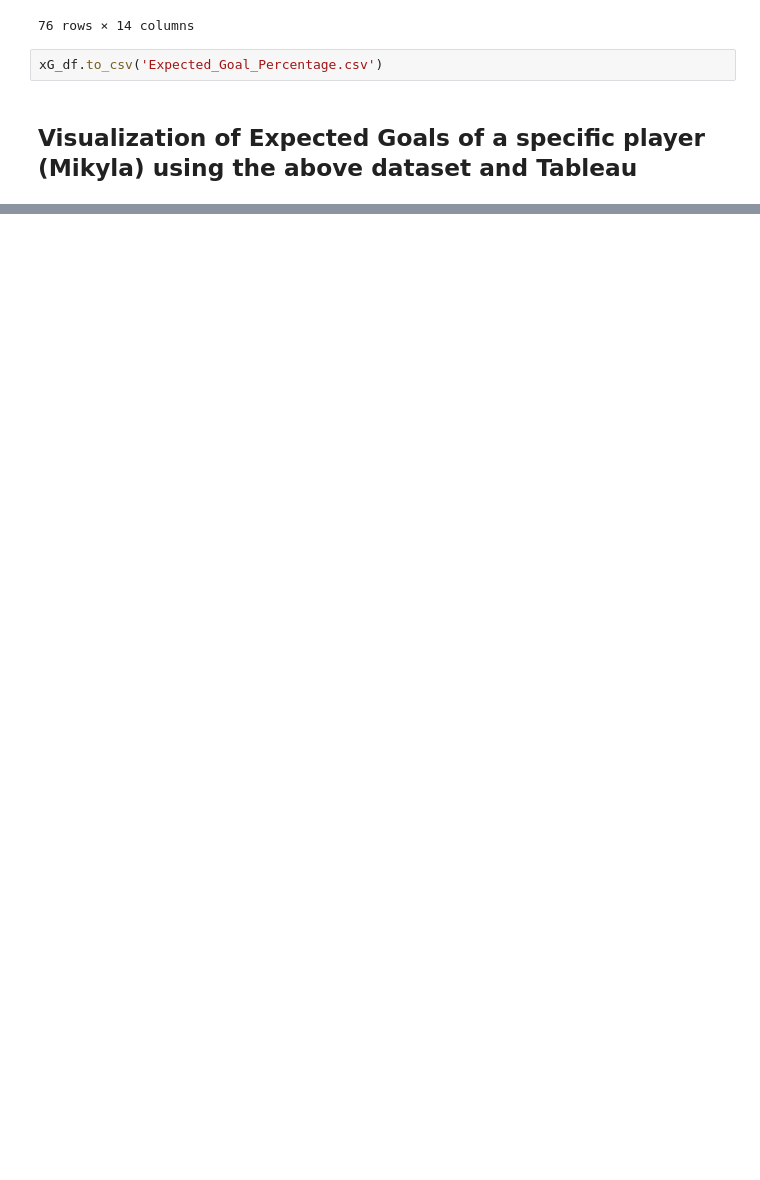
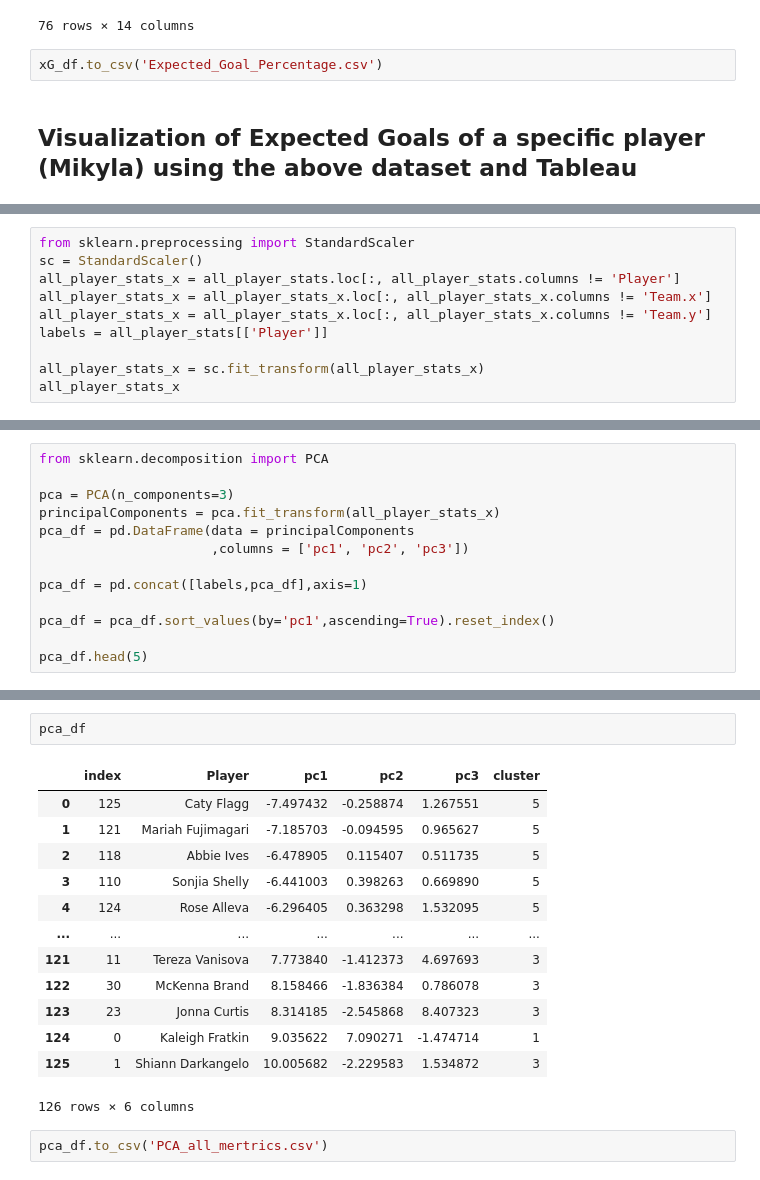
Before and after one commit to Harithap13/Rotman-Summer-NHWL-Datathon, a Jupyter notebook: rsd-nwhl-expected-goals.ipynb, the cells around one changed output, grey strips where cells are left out. Drawn from its saved outputs; the diff is of its cells as text; blank space fills up the shorter version.

```diff
--- a/rsd-nwhl-expected-goals.ipynb
+++ b/rsd-nwhl-expected-goals.ipynb
@@ -301,0 +350,10 @@ AxesImage(100,100;620x604)
+# %%
+from sklearn.preprocessing import StandardScaler
+sc = StandardScaler()
+all_player_stats_x = all_player_stats.loc[:, all_player_stats.columns != 'Player']
+all_player_stats_x = all_player_stats_x.loc[:, all_player_stats_x.columns != 'Team.x']
+all_player_stats_x = all_player_stats_x.loc[:, all_player_stats_x.columns != 'Team.y']
+labels = all_player_stats[['Player']]
+
+all_player_stats_x = sc.fit_transform(all_player_stats_x)
+all_player_stats_x
@@ -301,0 +374,13 @@ AxesImage(100,100;620x604)
+# %%
+from sklearn.decomposition import PCA
+
+pca = PCA(n_components=3)
+principalComponents = pca.fit_transform(all_player_stats_x)
+pca_df = pd.DataFrame(data = principalComponents
+                      ,columns = ['pc1', 'pc2', 'pc3'])
+
+pca_df = pd.concat([labels,pca_df],axis=1)
+
+pca_df = pca_df.sort_values(by='pc1',ascending=True).reset_index()
+
+pca_df.head(5)
@@ -301,0 +455,18 @@ AxesImage(100,100;620x604)
+# %%
+pca_df
+# %% [output]
+|  | index | Player | pc1 | pc2 | pc3 | cluster |
+| 0 | 125 | Caty Flagg | -7.497432 | -0.258874 | 1.267551 | 5 |
+| 1 | 121 | Mariah Fujimagari | -7.185703 | -0.094595 | 0.965627 | 5 |
+| 2 | 118 | Abbie Ives | -6.478905 | 0.115407 | 0.511735 | 5 |
+| 3 | 110 | Sonjia Shelly | -6.441003 | 0.398263 | 0.669890 | 5 |
+| 4 | 124 | Rose Alleva | -6.296405 | 0.363298 | 1.532095 | 5 |
+| ... | ... | ... | ... | ... | ... | ... |
+| 121 | 11 | Tereza Vanisova | 7.773840 | -1.412373 | 4.697693 | 3 |
+| 122 | 30 | McKenna Brand | 8.158466 | -1.836384 | 0.786078 | 3 |
+| 123 | 23 | Jonna Curtis | 8.314185 | -2.545868 | 8.407323 | 3 |
+| 124 | 0 | Kaleigh Fratkin | 9.035622 | 7.090271 | -1.474714 | 1 |
+| 125 | 1 | Shiann Darkangelo | 10.005682 | -2.229583 | 1.534872 | 3 |
+126 rows × 6 columns
+# %%
+pca_df.to_csv('PCA_all_mertrics.csv')
```
Also changed, not shown: parts of 11 cells of this notebook.
